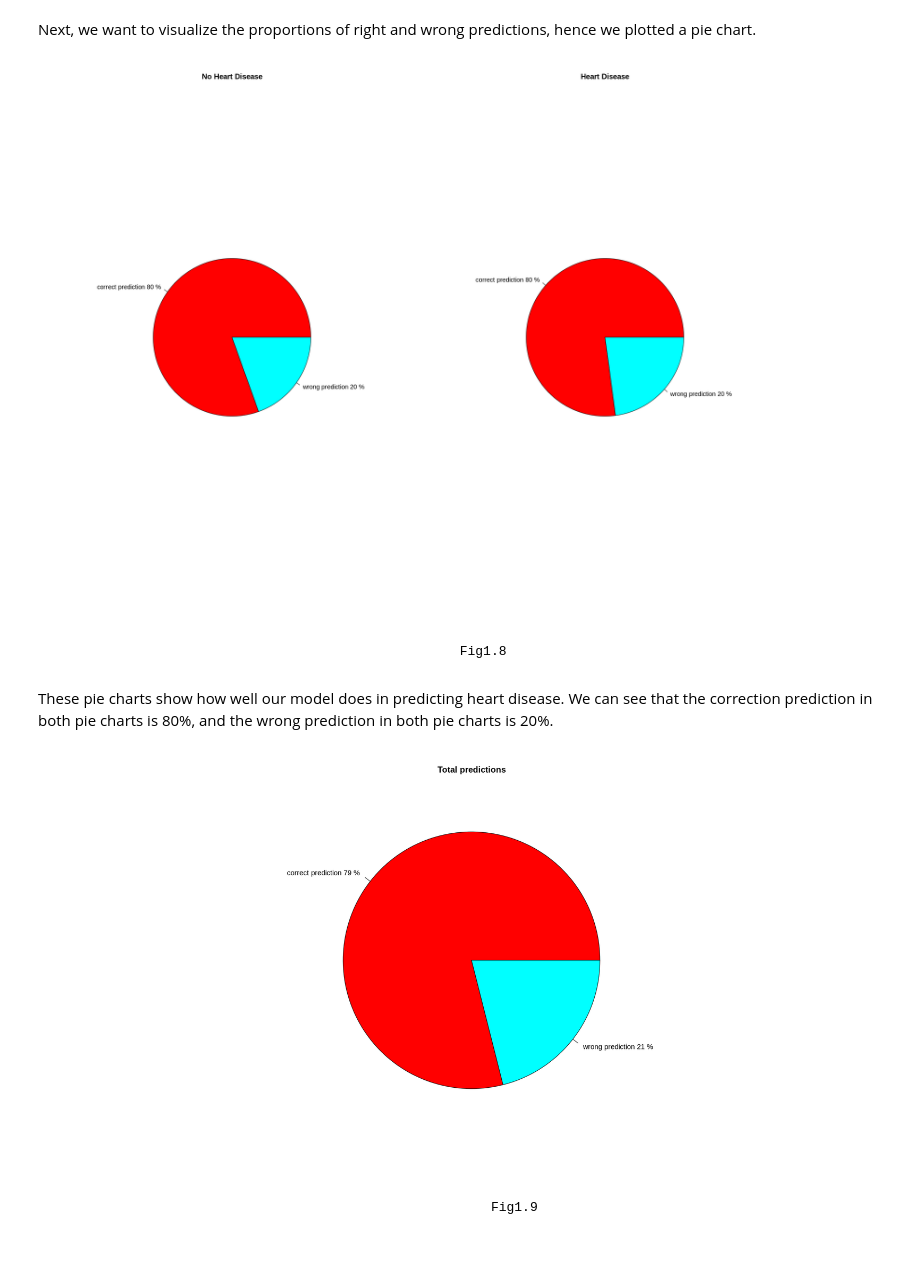
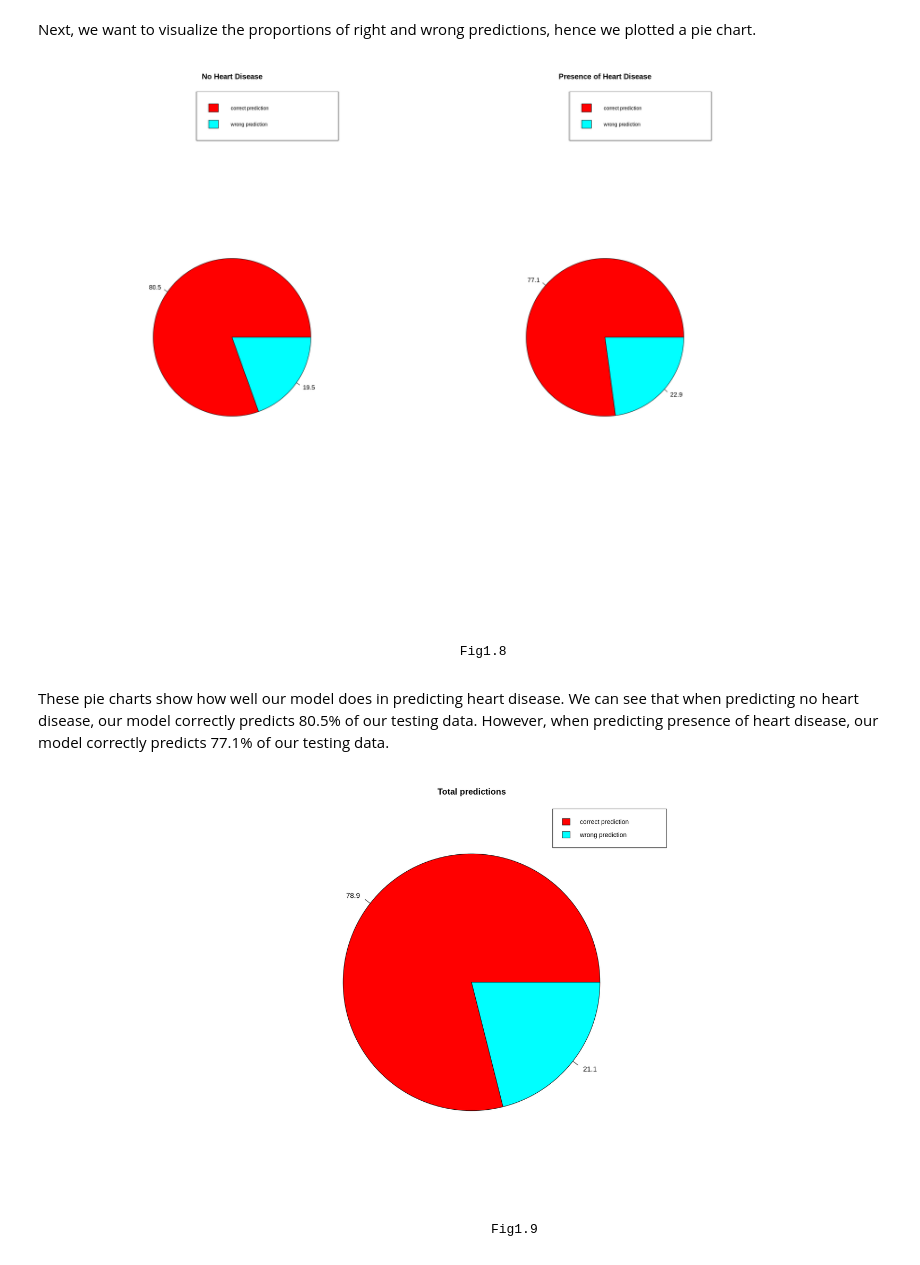
Before and after one commit to TracyGan/DSCI100, a Jupyter notebook: GroupReport.ipynb, the cells around one changed output. Cells and saved outputs as stored; diff of their text form; code cells hidden in the pictures.

```diff
--- a/GroupReport.ipynb
+++ b/GroupReport.ipynb
@@ -346,38 +351,36 @@ Fig1.7 is the confusion matrix, which shows how many numbers of predictions were
 Next, we want to visualize the proportions of right and wrong predictions, hence we plotted a pie chart.
 # %%
 options(repr.plot.width = 20, repr.plot.height = 15)
-par(mfrow = c(1, 2))
+par(mfrow=c(1,2))
 slices <- c(33, 8)
 labels <- c("correct prediction", "wrong prediction")
-pct <- round(slices/sum(slices)*100)
-labels <- paste(labels, pct)
-labels <- paste(labels,"%", sep=" ")
-pie(slices,labels = labels, col=rainbow(length(labels)),
-   main = "No Heart Disease")
+pct <- round(100*slices/sum(slices), 1)
+pie(slices,labels = pct, main = "No Heart Disease" ,col=rainbow(length(labels)))
+    legend("topright", c("correct prediction", "wrong prediction"),
+    cex = 0.8, fill = rainbow(length(slices)))
 
 slices_1 <- c(27, 8)
 labels_1 <- c("correct prediction", "wrong prediction")
-pct_1 <- round(slices/sum(slices)*100)
-labels_1 <- paste(labels_1, pct)
-labels_1 <- paste(labels_1,"%", sep=" ")
-pie(slices_1,labels = labels_1, col=rainbow(length(labels_1)),
-   main = "Heart Disease")
+pct_1 <- round(100*slices_1/sum(slices_1), 1)
+pie(slices_1,labels = pct_1, main = "Presence of Heart Disease" ,col=rainbow(length(labels_1)))
+           legend("topright", c("correct prediction", "wrong prediction"),
+                  cex = 0.8, fill = rainbow(length(slices_1)))
 # %% [output]
-[figure, old version]
+[figure, new version]
 # %% [markdown]
                                                         Fig1.8
 # %% [markdown]
-These pie charts show how well our model does in predicting heart disease. We can see that the correction prediction in both pie charts is 80%, and the wrong prediction in both pie charts is 20%.
+These pie charts show how well our model does in predicting heart disease. We can see that when predicting no heart disease, our model correctly predicts 80.5% of our testing data. However, when predicting presence of heart disease, our model correctly predicts 77.1% of our testing data.
 # %%
 options(repr.plot.width = 20, repr.plot.height = 10)
 slices <- c(60, 16)
 labels <- c("correct prediction", "wrong prediction")
-pct <- round(slices/sum(slices)*100)
-labels <- paste(labels, pct)
-labels <- paste(labels,"%", sep=" ")
-pie(slices,labels = labels, col=rainbow(length(labels)), main = "Total predictions")
+pct <- round(100*slices/sum(slices), 1)
+pie(slices,labels = pct, main = "Total predictions" ,col=rainbow(length(labels)))
+    legend("topright", c("correct prediction", "wrong prediction"),
+    cex = 0.9, fill = rainbow(length(slices)))
 # %% [output]
-[figure, old version]
+[figure, new version]
 # %% [markdown]
                                                             Fig1.9
 # %% [markdown]
```
Also changed, not shown: parts of 10 cells of this notebook.
